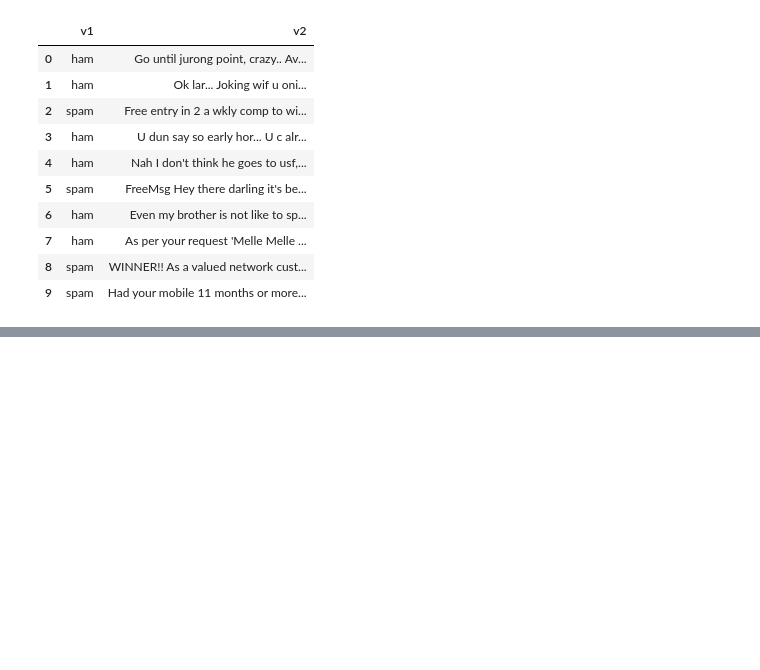
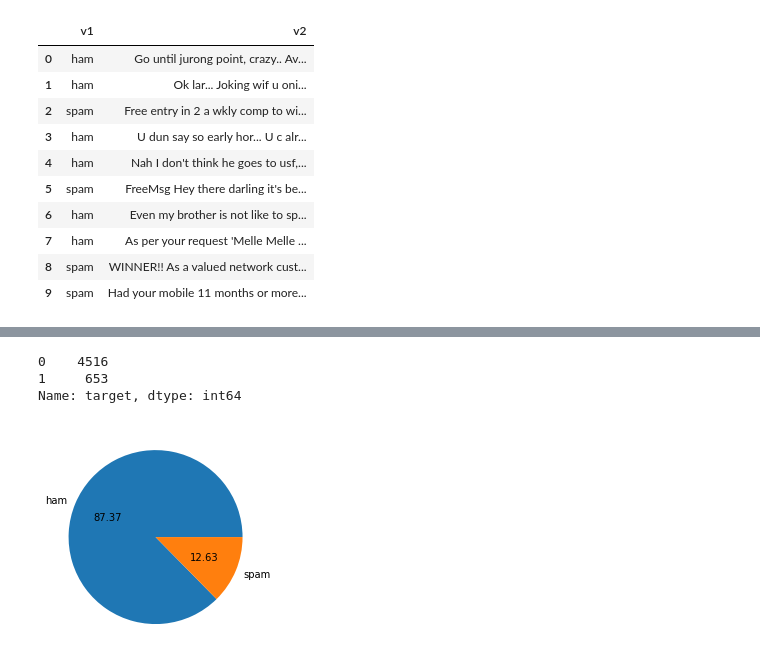
Before and after one commit to TeguhPermana666/sms-spam, a Jupyter notebook: model.ipynb, the cells around one changed output, grey strips where cells are left out. Drawn from its saved outputs; the diff is of its cells as text; code cells hidden in the pictures; blank space fills up the shorter version.

```diff
--- a/model.ipynb
+++ b/model.ipynb
@@ -44,0 +76,3 @@ df.head(10)
+# %%
+# renaming the coloumn
+df.rename({"v1":"target","v2":"text"},axis=1,inplace=True)
@@ -44,0 +93,5 @@ df.head(10)
+# %%
+# convert data value label to numeric
+from sklearn.preprocessing import LabelEncoder
+encoder= LabelEncoder()
+df["target"]=encoder.fit_transform(df["target"])
@@ -44,0 +130,3 @@ df.head(10)
+# %%
+# remove the duplicate data
+df.drop_duplicates(keep="first",inplace=True)
@@ -44,0 +149,15 @@ df.head(10)
+# %%
+# look at label data
+df.target.value_counts()
+# %% [output]
+0    4516
+1     653
+Name: target, dtype: int64
+# %%
+# visualize data
+import matplotlib as mpl
+import matplotlib.pyplot as plt
+plt.pie(df["target"].value_counts(),labels=["ham","spam"],autopct="%.2f")
+plt.show()
+# %% [output]
+[figure, added]
```
Also changed, not shown: parts of 33 cells of this notebook.
